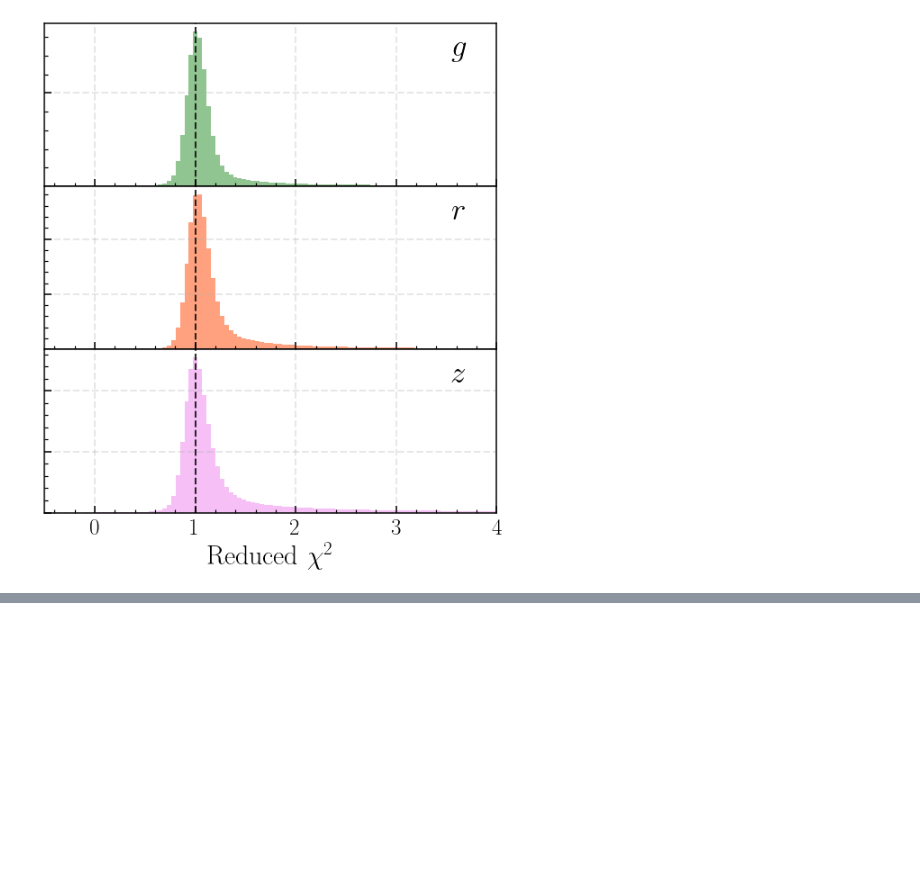
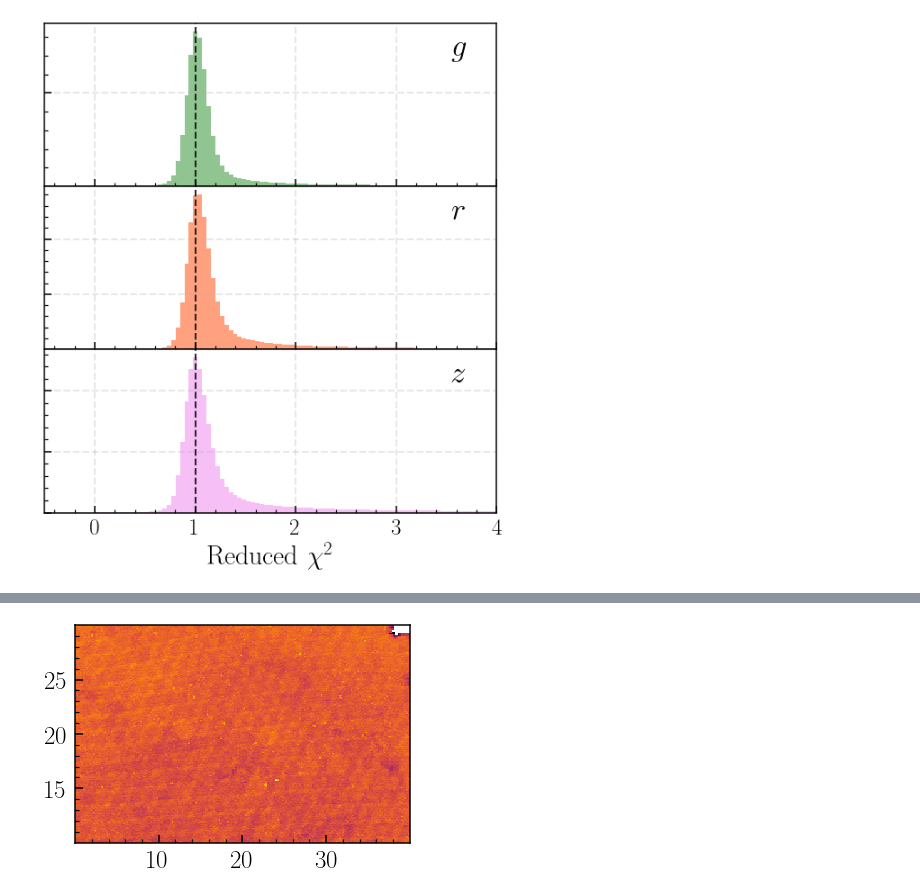
Before and after one commit to dr-guangtou/luandun, a Jupyter notebook: observation/decals/sample_for_jenny.ipynb, the cells around one changed output, grey strips where cells are left out. Cells and saved outputs as stored; diff of their text form; code cells hidden in the pictures; blank space fills up the shorter version.

```diff
--- a/observation/decals/sample_for_jenny.ipynb
+++ b/observation/decals/sample_for_jenny.ipynb
@@ -306,0 +434,5 @@ Text(0.5, 0, '${\\rm Reduced}\\ \\chi^2$')
+# %%
+_ = plt.hist2d(psrc_use['RA'], psrc_use['DEC'], bins=[200, 200], cmap='inferno',
+               norm=mpl.colors.LogNorm())
+# %% [output]
+[figure, added]
```
Also changed, not shown: parts of 23 cells of this notebook, 2 other files.
